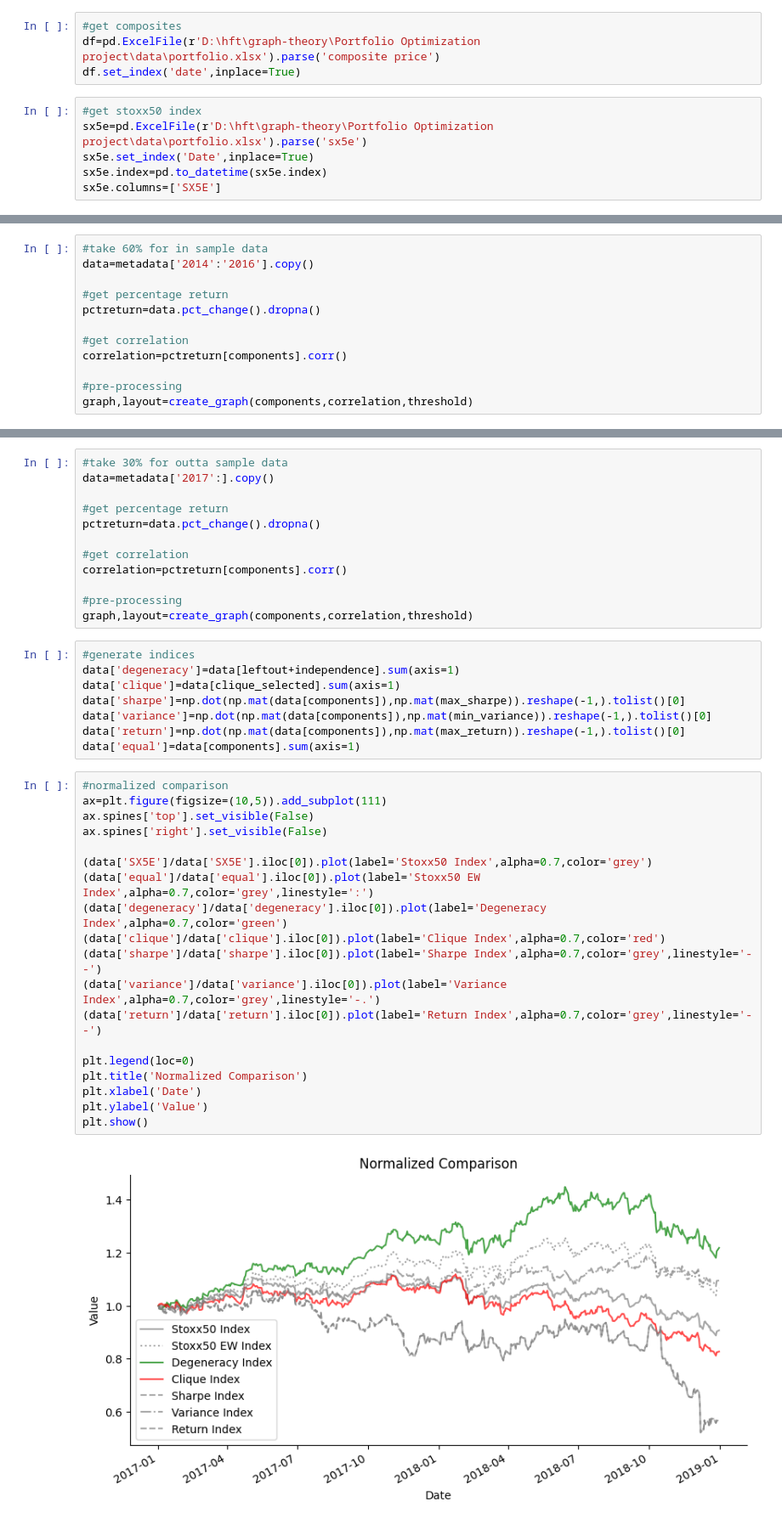
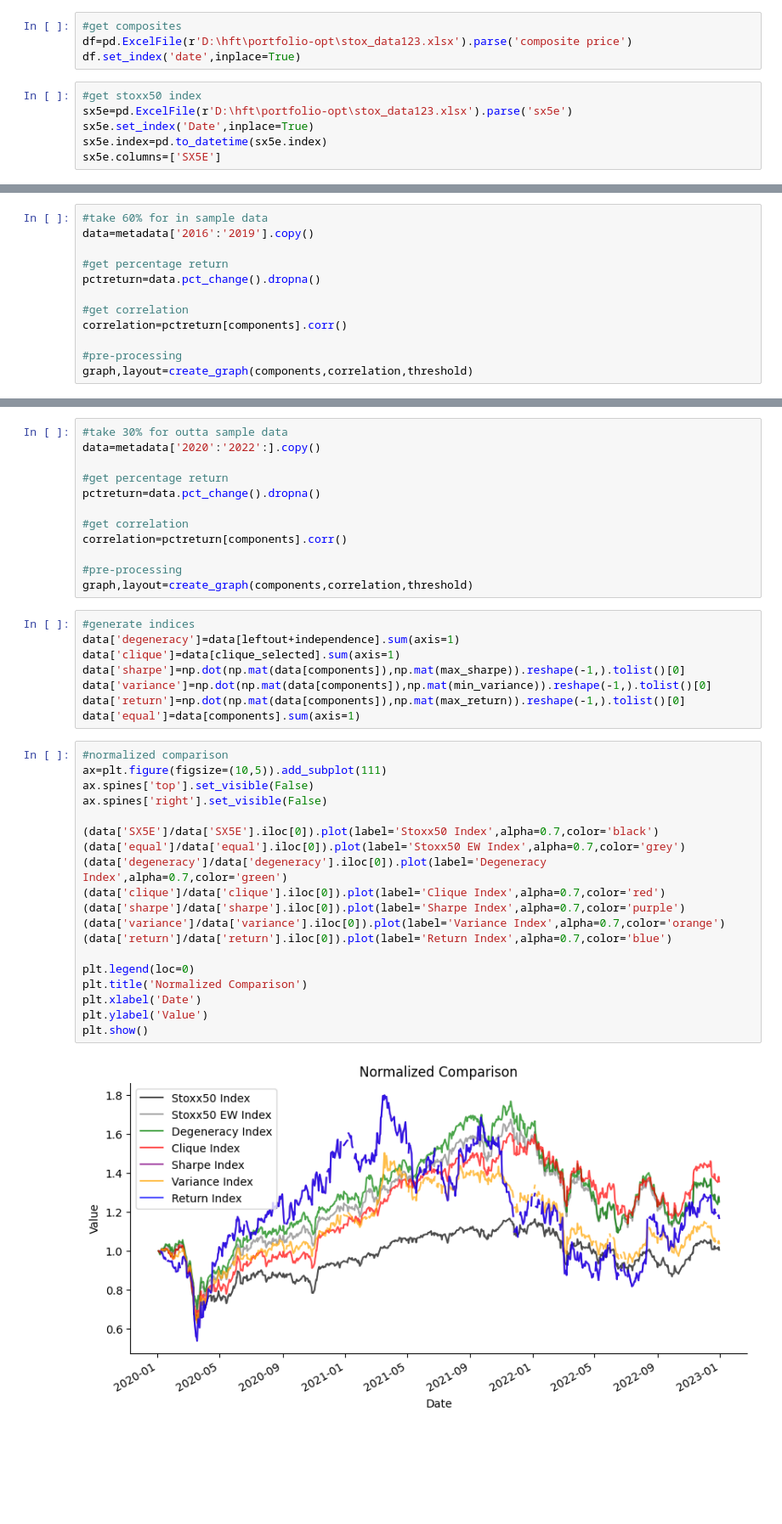
Before and after one commit to Jakobpirs1/portfolio-opt, a Jupyter notebook: optimization.ipynb, the cells around one changed output, grey strips where cells are left out. Shown at 85% size. Saved outputs shown, nothing was run; the diff lists cells and outputs as text; blank space fills up the shorter version.

```diff
--- a/optimization.ipynb
+++ b/optimization.ipynb
@@ -14,10 +14,10 @@ centrality=10
 # %%
 #get composites
-df=pd.ExcelFile(r'D:\hft\graph-theory\Portfolio Optimization project\data\portfolio.xlsx').parse('composite price')
+df=pd.ExcelFile(r'D:\hft\portfolio-opt\stox_data123.xlsx').parse('composite price')
 df.set_index('date',inplace=True)
 # %%
 #get stoxx50 index
-sx5e=pd.ExcelFile(r'D:\hft\graph-theory\Portfolio Optimization project\data\portfolio.xlsx').parse('sx5e')
+sx5e=pd.ExcelFile(r'D:\hft\portfolio-opt\stox_data123.xlsx').parse('sx5e')
 sx5e.set_index('Date',inplace=True)
 sx5e.index=pd.to_datetime(sx5e.index)
 sx5e.columns=['SX5E']
@@ -52,7 +72,7 @@ def create_graph(components,correlation,threshold):
     return graph,layout
 # %%
 #take 60% for in sample data
-data=metadata['2014':'2016'].copy()
+data=metadata['2016':'2019'].copy()
 
 #get percentage return
 pctreturn=data.pct_change().dropna()
@@ -402,7 +422,7 @@ plt.show()
 &nbsp;
 # %%
 #take 30% for outta sample data
-data=metadata['2017':].copy()
+data=metadata['2020':'2022':].copy()
 
 #get percentage return
 pctreturn=data.pct_change().dropna()
@@ -423,24 +443,24 @@ data['equal']=data[components].sum(axis=1)
 # %%
 #normalized comparison
 ax=plt.figure(figsize=(10,5)).add_subplot(111)
 ax.spines['top'].set_visible(False)
 ax.spines['right'].set_visible(False)
 
-(data['SX5E']/data['SX5E'].iloc[0]).plot(label='Stoxx50 Index',alpha=0.7,color='grey')
-(data['equal']/data['equal'].iloc[0]).plot(label='Stoxx50 EW Index',alpha=0.7,color='grey',linestyle=':')
+(data['SX5E']/data['SX5E'].iloc[0]).plot(label='Stoxx50 Index',alpha=0.7,color='black')
+(data['equal']/data['equal'].iloc[0]).plot(label='Stoxx50 EW Index',alpha=0.7,color='grey')
 (data['degeneracy']/data['degeneracy'].iloc[0]).plot(label='Degeneracy Index',alpha=0.7,color='green')
 (data['clique']/data['clique'].iloc[0]).plot(label='Clique Index',alpha=0.7,color='red')
-(data['sharpe']/data['sharpe'].iloc[0]).plot(label='Sharpe Index',alpha=0.7,color='grey',linestyle='--')
-(data['variance']/data['variance'].iloc[0]).plot(label='Variance Index',alpha=0.7,color='grey',linestyle='-.')
-(data['return']/data['return'].iloc[0]).plot(label='Return Index',alpha=0.7,color='grey',linestyle='--')
+(data['sharpe']/data['sharpe'].iloc[0]).plot(label='Sharpe Index',alpha=0.7,color='purple')
+(data['variance']/data['variance'].iloc[0]).plot(label='Variance Index',alpha=0.7,color='orange')
+(data['return']/data['return'].iloc[0]).plot(label='Return Index',alpha=0.7,color='blue')
 
 plt.legend(loc=0)
 plt.title('Normalized Comparison')
 plt.xlabel('Date')
 plt.ylabel('Value')
 plt.show()
 # %% [output]
-[figure, old version]
+[figure, new version]
 # %%
 # mean variance analysis
 comparison = {}
```
Also changed, not shown: parts of 10 cells of this notebook, 4 other files.
